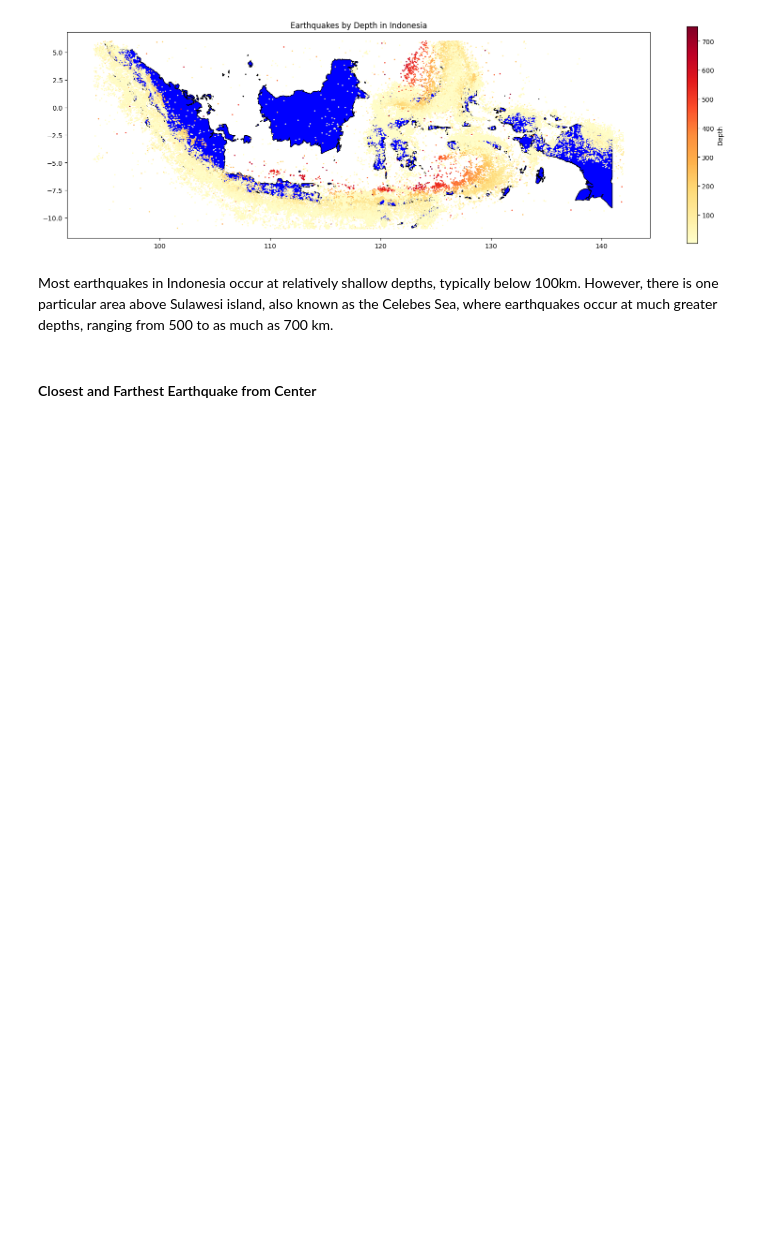
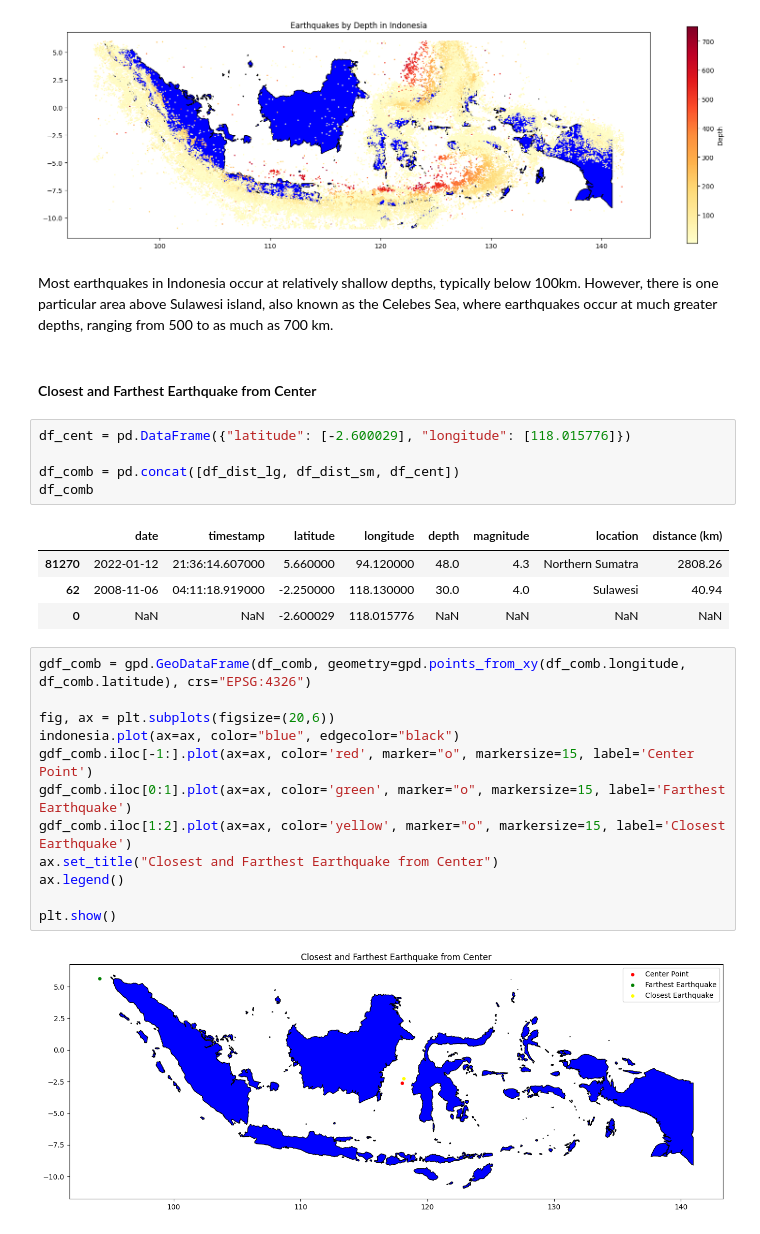
Before and after one commit to wrjodjana/indonesian-earthquakes, a Jupyter notebook: eda.ipynb, the cells around one changed output. Drawn from its saved outputs; the diff is of its cells as text; blank space fills up the shorter version.

Commit message:
added closest+farthest earthquake to center map

```diff
--- a/eda.ipynb
+++ b/eda.ipynb
@@ -208,3 +211,27 @@ plt.show()
 Most earthquakes in Indonesia occur at relatively shallow depths, typically below 100km. However, there is one particular area above Sulawesi island, also known as the Celebes Sea, where earthquakes occur at much greater depths, ranging from 500 to as much as 700 km.
 # %% [markdown]
 #### Closest and Farthest Earthquake from Center
+# %%
+df_cent = pd.DataFrame({"latitude": [-2.600029], "longitude": [118.015776]})
+
+df_comb = pd.concat([df_dist_lg, df_dist_sm, df_cent])
+df_comb
+# %% [output]
+|  | date | timestamp | latitude | longitude | depth | magnitude | location | distance (km) |
+| 81270 | 2022-01-12 | 21:36:14.607000 | 5.660000 | 94.120000 | 48.0 | 4.3 | Northern Sumatra | 2808.26 |
+| 62 | 2008-11-06 | 04:11:18.919000 | -2.250000 | 118.130000 | 30.0 | 4.0 | Sulawesi | 40.94 |
+| 0 | NaN | NaN | -2.600029 | 118.015776 | NaN | NaN | NaN | NaN |
+# %%
+gdf_comb = gpd.GeoDataFrame(df_comb, geometry=gpd.points_from_xy(df_comb.longitude, df_comb.latitude), crs="EPSG:4326")
+
+fig, ax = plt.subplots(figsize=(20,6))
+indonesia.plot(ax=ax, color="blue", edgecolor="black")
+gdf_comb.iloc[-1:].plot(ax=ax, color='red', marker="o", markersize=15, label='Center Point')
+gdf_comb.iloc[0:1].plot(ax=ax, color='green', marker="o", markersize=15, label='Farthest Earthquake')
+gdf_comb.iloc[1:2].plot(ax=ax, color='yellow', marker="o", markersize=15, label='Closest Earthquake')
+ax.set_title("Closest and Farthest Earthquake from Center")
+ax.legend()
+
+plt.show()
+# %% [output]
+[figure, added]
```
Also changed, not shown: parts of 3 cells of this notebook.
